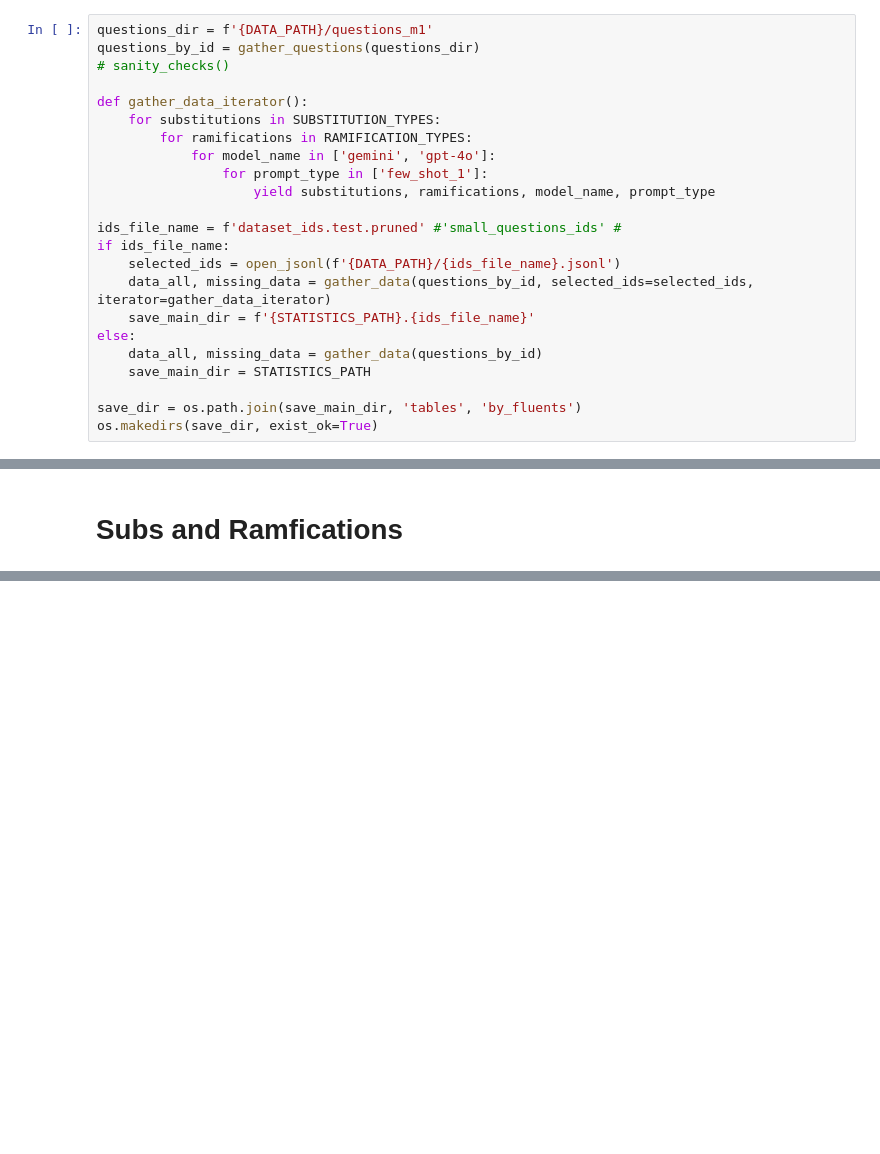
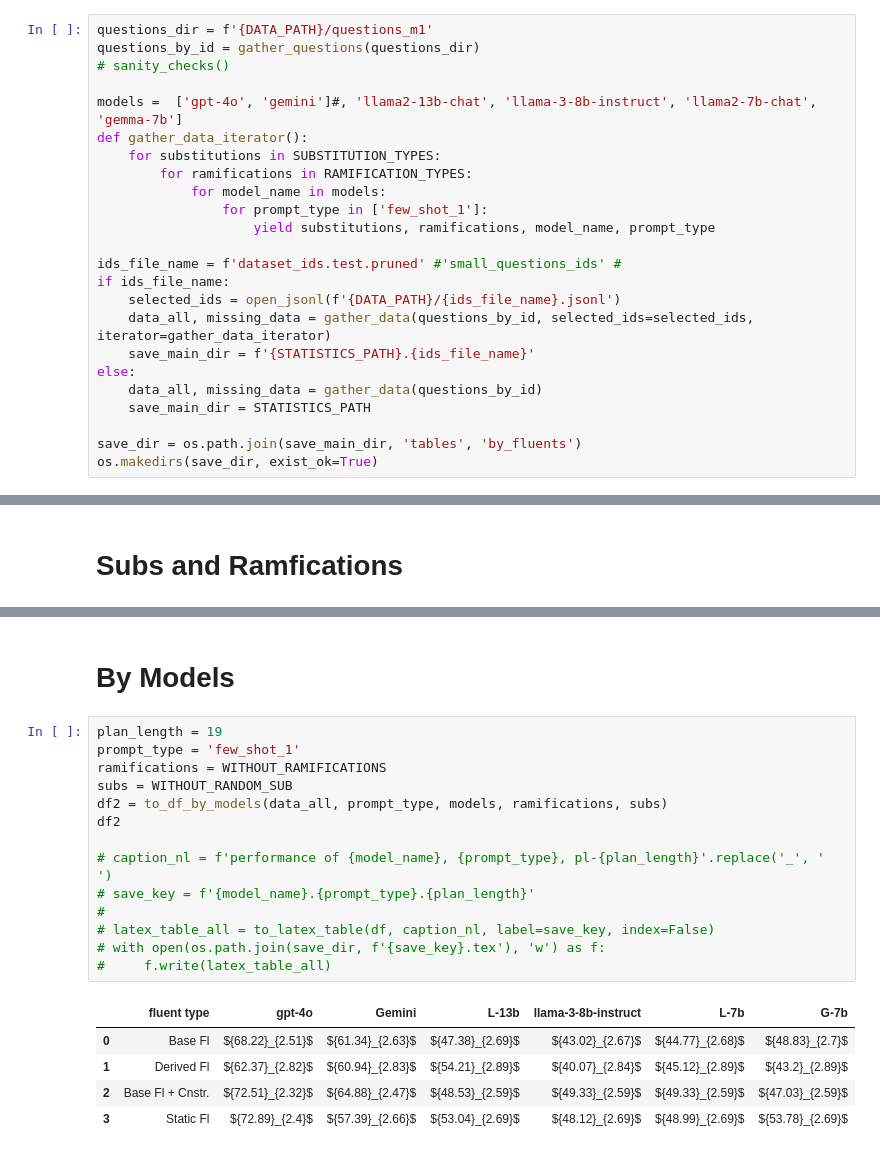
Before and after one commit to izuminka/reasoning_about_actions, a Jupyter notebook: src/analysis/tables/by_fluents.ipynb, the cells around one changed output, grey strips where cells are left out. Cells and saved outputs as stored; diff of their text form; blank space fills up the shorter version.

```diff
--- a/src/analysis/tables/by_fluents.ipynb
+++ b/src/analysis/tables/by_fluents.ipynb
@@ -20,10 +20,11 @@ questions_dir = f'{DATA_PATH}/questions_m1'
 questions_by_id = gather_questions(questions_dir)
 # sanity_checks()
 
+models =  ['gpt-4o', 'gemini']#, 'llama2-13b-chat', 'llama-3-8b-instruct', 'llama2-7b-chat', 'gemma-7b']
 def gather_data_iterator():
     for substitutions in SUBSTITUTION_TYPES:
         for ramifications in RAMIFICATION_TYPES:
-            for model_name in ['gemini', 'gpt-4o']:
+            for model_name in models:
                 for prompt_type in ['few_shot_1']:
                     yield substitutions, ramifications, model_name, prompt_type
 
@@ -92,0 +301,22 @@ with open(os.path.join(save_dir, f'{save_key}.tex'), 'w') as f:
+# %% [markdown]
+# By Models
+# %%
+plan_length = 19
+prompt_type = 'few_shot_1'
+ramifications = WITHOUT_RAMIFICATIONS
+subs = WITHOUT_RANDOM_SUB
+df2 = to_df_by_models(data_all, prompt_type, models, ramifications, subs)
+df2
+
+# caption_nl = f'performance of {model_name}, {prompt_type}, pl-{plan_length}'.replace('_', ' ')
+# save_key = f'{model_name}.{prompt_type}.{plan_length}'
+#
+# latex_table_all = to_latex_table(df, caption_nl, label=save_key, index=False)
+# with open(os.path.join(save_dir, f'{save_key}.tex'), 'w') as f:
+#     f.write(latex_table_all)
+# %% [output]
+|  | fluent type | gpt-4o | Gemini | L-13b | llama-3-8b-instruct | L-7b | G-7b |
+| 0 | Base Fl | ${68.22}_{2.51}$ | ${61.34}_{2.63}$ | ${47.38}_{2.69}$ | ${43.02}_{2.67}$ | ${44.77}_{2.68}$ | ${48.83}_{2.7}$ |
+| 1 | Derived Fl | ${62.37}_{2.82}$ | ${60.94}_{2.83}$ | ${54.21}_{2.89}$ | ${40.07}_{2.84}$ | ${45.12}_{2.89}$ | ${43.2}_{2.89}$ |
+| 2 | Base Fl + Cnstr. | ${72.51}_{2.32}$ | ${64.88}_{2.47}$ | ${48.53}_{2.59}$ | ${49.33}_{2.59}$ | ${49.33}_{2.59}$ | ${47.03}_{2.59}$ |
+| 3 | Static Fl | ${72.89}_{2.4}$ | ${57.39}_{2.66}$ | ${53.04}_{2.69}$ | ${48.12}_{2.69}$ | ${48.99}_{2.69}$ | ${53.78}_{2.69}$ |
```
Also changed, not shown: parts of 6 cells of this notebook, 4 other files.
